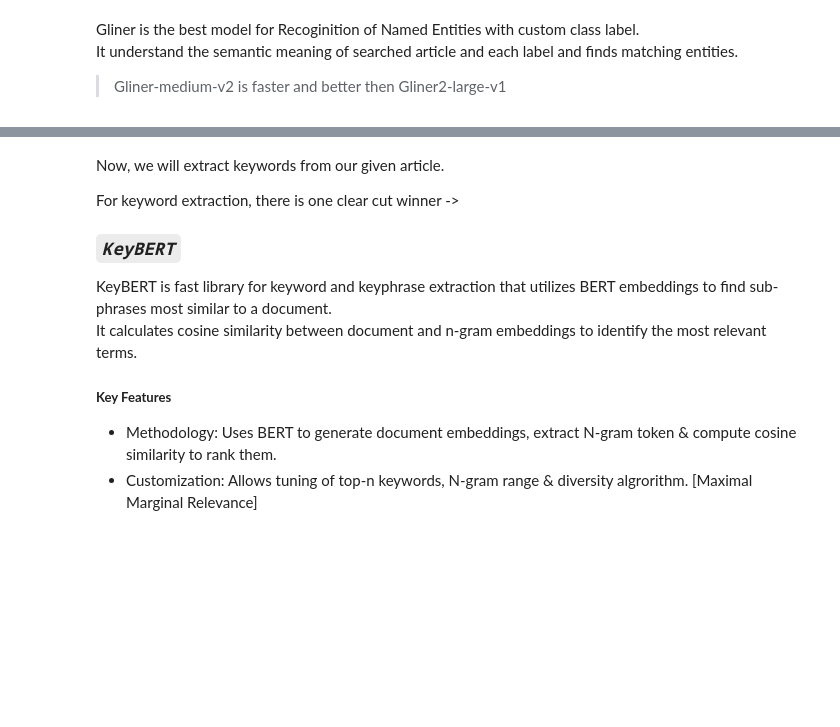
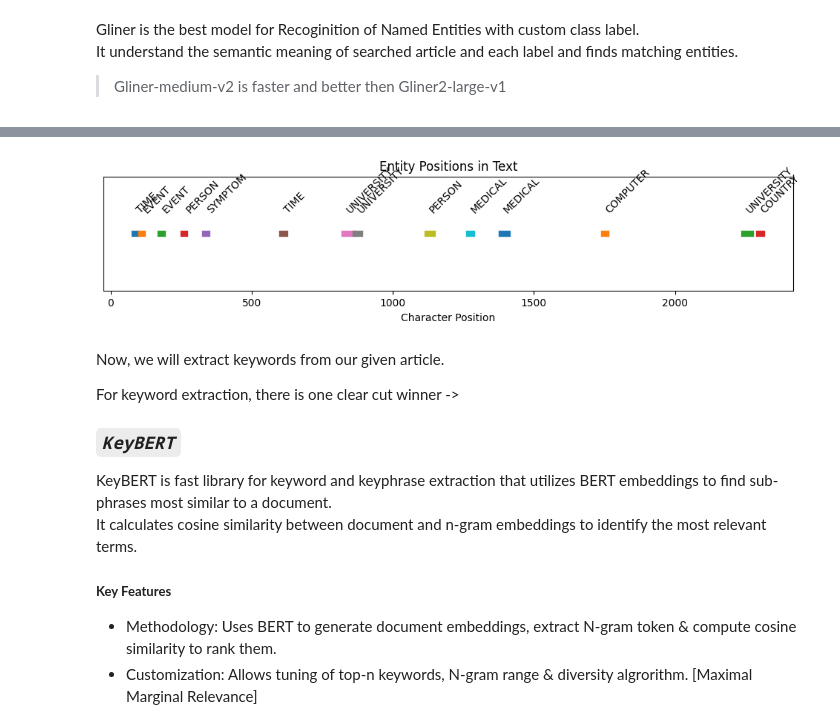
Before and after one commit to koelinkrishh/NewsLens---See-beyond-the-headline, a Jupyter notebook: Notebooks/5) NER.ipynb, the cells around one changed output, grey strips where cells are left out. Cells and saved outputs as stored; diff of their text form; code cells hidden in the pictures; blank space fills up the shorter version.

```diff
--- a/Notebooks/5) NER.ipynb
+++ b/Notebooks/5) NER.ipynb
@@ -176,3 +276,25 @@ Gliner is the best model for Recoginition of Named Entities with custom class la
 It understand the semantic meaning of searched article and each label and finds matching entities.
 
 > Gliner-medium-v2 is faster and better then Gliner2-large-v1
+# %%
+def gliner_to_spans(text, gliner_output):
+    spans = []
+
+    for label, ents in gliner_output["entities"].items():
+        for ent in ents:
+            start = text.find(ent)
+            if start == -1:
+                continue
+            end = start + len(ent)
+
+            spans.append({
+                "start": start,
+                "end": end,
+                "label": label.upper()
+            })
+
+    return sorted(spans, key=lambda x: x["start"])
+
+
+spans = gliner_to_spans(query, entities)
+print(spans)
@@ -179,3 +400,21 @@ It understand the semantic meaning of searched article and each label and finds
+# %%
+def plot_entity_positions(text, spans):
+    import matplotlib.pyplot as plt
+
+    plt.figure(figsize=(12,2))
+
+    for span in spans:
+        plt.plot([span["start"], span["end"]], [1,1], linewidth=6)
+        plt.text(span["start"], 1.02, span["label"], rotation=45)
+
+    plt.yticks([])
+    plt.xlabel("Character Position")
+    plt.title("Entity Positions in Text")
+    plt.show()
+
+plot_entity_positions(query, spans)
+# %% [output]
+[figure, added]
 # %% [markdown]
 Now, we will extract keywords from our given article. <br>
 
```
Also changed, not shown: parts of 13 cells of this notebook, 38 other files.
